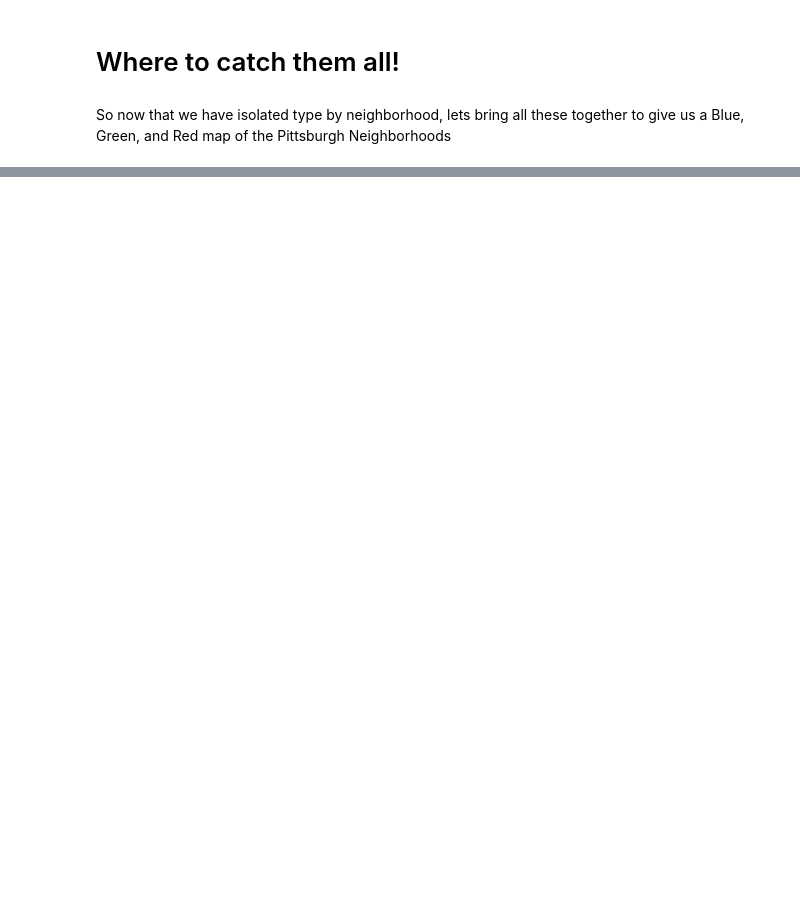
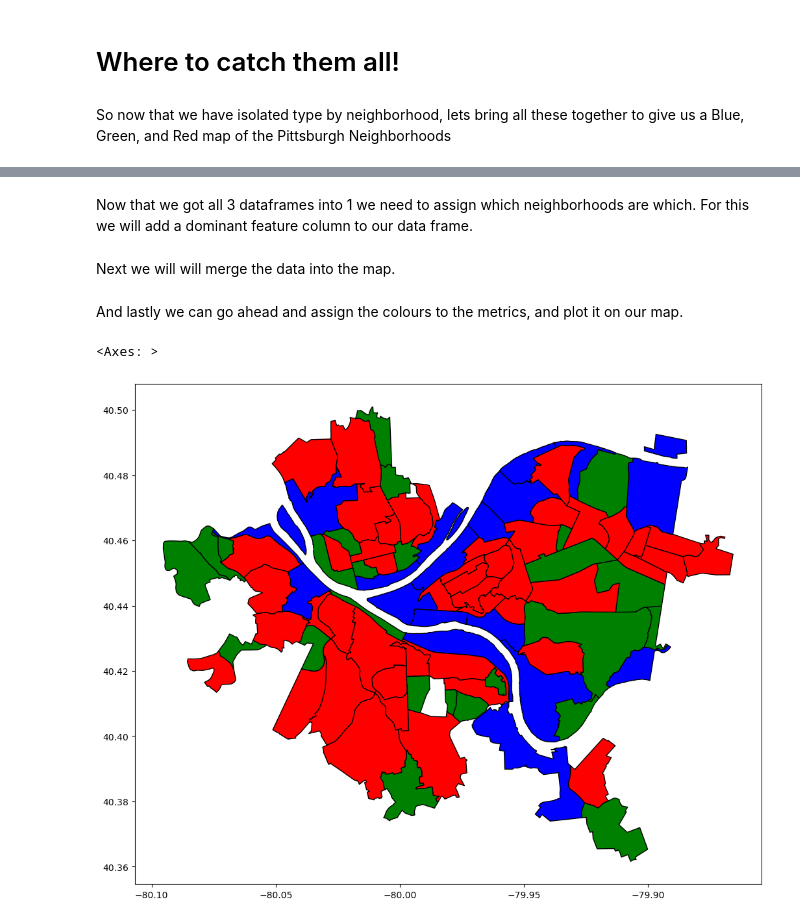
Before and after one commit to JEB608-2025/Final_Project, a Jupyter notebook: Group 16 Final Project/Group 16 Final.ipynb, the cells around one changed output, grey strips where cells are left out. Drawn from its saved outputs; the diff is of its cells as text; code cells hidden in the pictures; blank space fills up the shorter version.

```diff
--- a/Group 16 Final Project/Group 16 Final.ipynb
+++ b/Group 16 Final Project/Group 16 Final.ipynb
@@ -152,0 +208,12 @@ So now that we have isolated type by neighborhood, lets bring all these together
+# %%
+neighborhoods_to_update = [ "Lincoln-Lemington-Belmar", "Highland Park", "Morningside", "Upper Lawrenceville",
+"Central Lawrenceville", "Lower Lawrenceville", "Herrs Island", "Strip District",
+"Central Business District", "Troy Hill", "North Shore", "Chateau", "Marshall-Shadeland","Brighton Height",
+"Brunot Island", "Esplen", "Elliott", "South Shore", "South Side Flats",
+"Hays", "Bluff", "South Oakland", "Hazelwood", "Squirrel Hill South", "Glen Hazel", "Swisshelm Park"]
+
+fire_counts.loc[fire_counts['Neighborhood'].isin(neighborhoods_to_update),'Fires'] -= 300
+
+fire_count = fire_counts.sort_values(by='Fires', ascending=False)
+
+print(fire_counts)
@@ -152,0 +237,10 @@ So now that we have isolated type by neighborhood, lets bring all these together
+# %%
+neighborhoods_to_update = ["Highland Park", "Shadyside", "Perry North", "Summer Hill", "Northview Heights",
+    "Point Breeze", "Squirrel Hill North","Squirrel Hill South", "Fairywood", "Windgap", "Sheraden",
+    "Oakwood", "Brookline", "Overbrook", "Lincoln Place", "Regent Square"]
+
+parks_count.loc[parks_count['Neighborhood'].isin(neighborhoods_to_update),'Number of Parks'] += 100
+
+parks_count = parks_count.sort_values(by='Number of Parks', ascending=False)
+
+print(parks_count)
@@ -152,0 +264,3 @@ So now that we have isolated type by neighborhood, lets bring all these together
+# %%
+combined_data = parks_count.merge(fire_counts, on='Neighborhood', how='outer').merge(WF_count, on='Neighborhood', how='outer')
+print(combined_data)
@@ -152,0 +282,3 @@ So now that we have isolated type by neighborhood, lets bring all these together
+# %% [markdown]
+Now that we got all 3 dataframes into 1 we need to assign which neighborhoods are which. For this we will
+add a dominant feature column to our data frame.
@@ -152,0 +295,19 @@ So now that we have isolated type by neighborhood, lets bring all these together
+# %% [markdown]
+Next we will will merge the data into the map.
+# %%
+combined_map = neighborhoods.merge(combined_data, how='left', left_on='hood', right_on='Neighborhood')
+# %% [markdown]
+And lastly we can go ahead and assign the colours to the metrics, and plot it on our map.
+# %%
+color_map = {"Parks": "green", "Fires": "red", "Water": "blue"}
+combined_map["Color"] = combined_map["Dominant Feature"].map(color_map)
+combined_map.plot(
+    color=combined_map["Color"],
+    edgecolor="black",
+    legend=False,
+    figsize=(15, 10),
+    missing_kwds={"color": "lightgrey"}
+)
+# %% [output]
+<Axes: >
+[figure, added]
```
Also changed, not shown: parts of 14 cells of this notebook.
